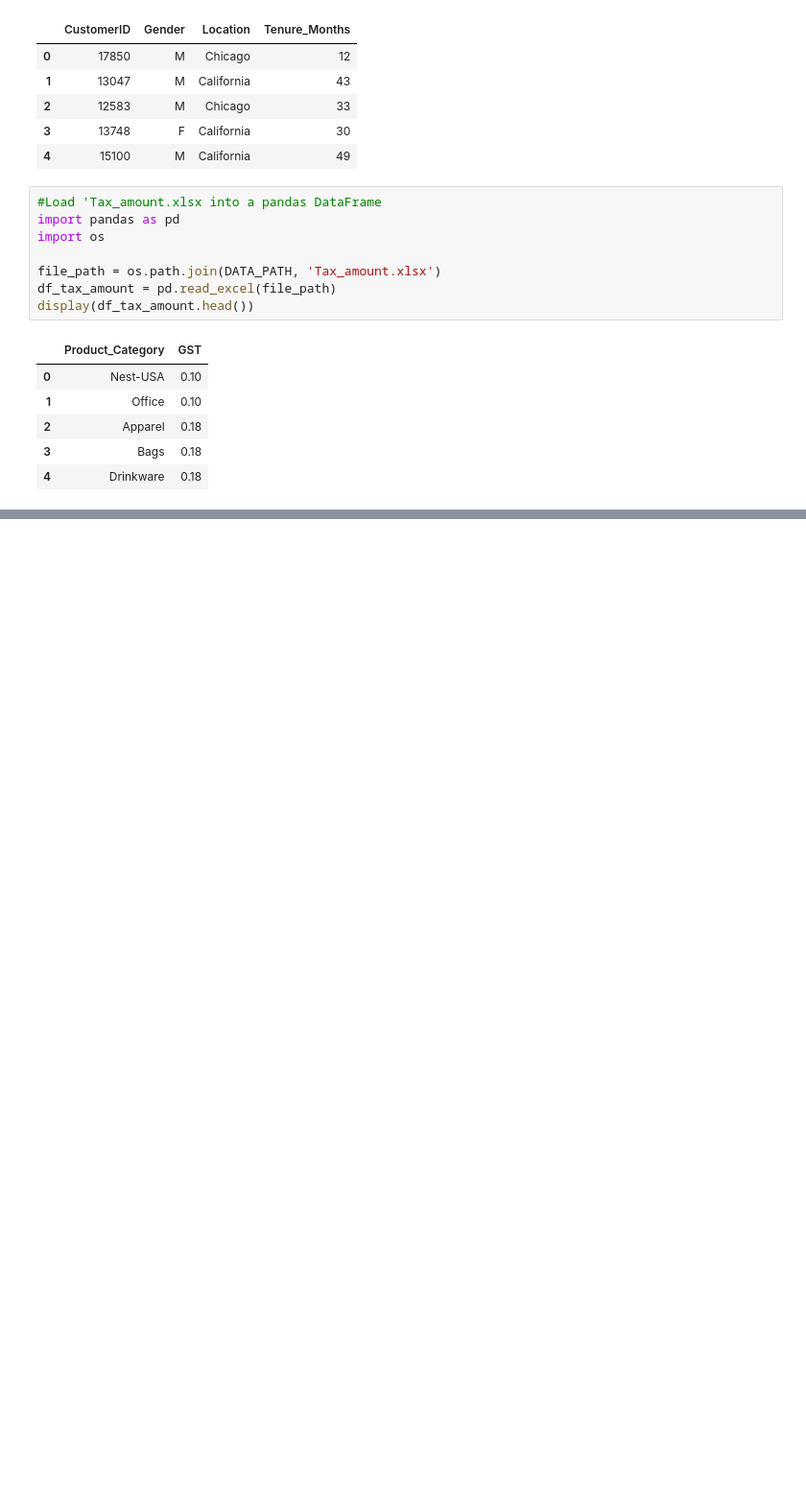
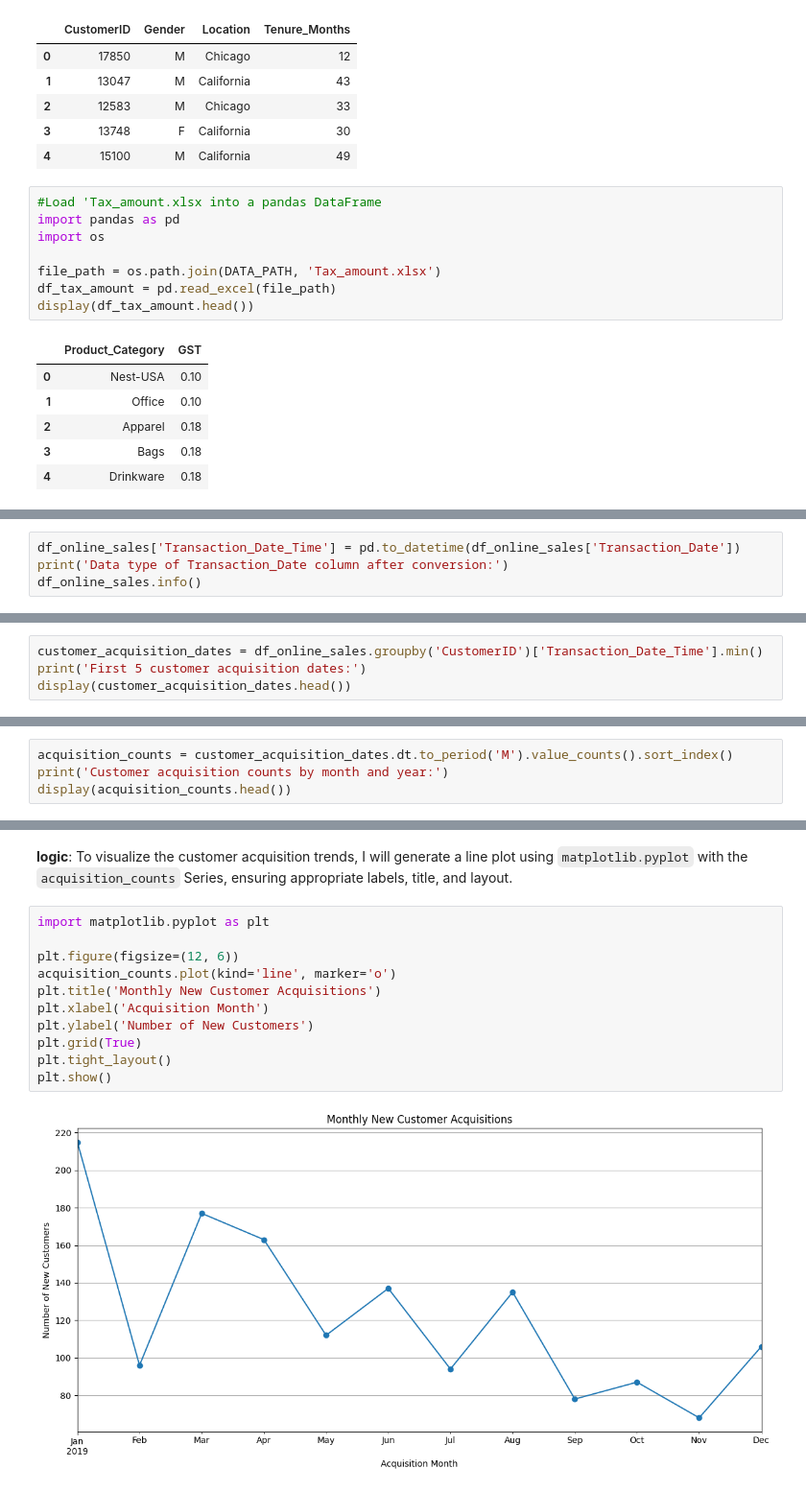
Before and after one commit to amiteshgautam/ag-grid-angular, a Jupyter notebook: E_commerce_Marketing_and_sales.ipynb, the cells around one changed output, grey strips where cells are left out. Shown at 96% size. Cells and saved outputs as stored; diff of their text form; blank space fills up the shorter version.

```diff
--- a/E_commerce_Marketing_and_sales.ipynb
+++ b/E_commerce_Marketing_and_sales.ipynb
@@ -96,0 +119,4 @@ display(df_tax_amount.head())
+# %%
+df_online_sales['Transaction_Date_Time'] = pd.to_datetime(df_online_sales['Transaction_Date'])
+print('Data type of Transaction_Date column after conversion:')
+df_online_sales.info()
@@ -96,0 +151,4 @@ display(df_tax_amount.head())
+# %%
+customer_acquisition_dates = df_online_sales.groupby('CustomerID')['Transaction_Date_Time'].min()
+print('First 5 customer acquisition dates:')
+display(customer_acquisition_dates.head())
@@ -96,0 +173,4 @@ display(df_tax_amount.head())
+# %%
+acquisition_counts = customer_acquisition_dates.dt.to_period('M').value_counts().sort_index()
+print('Customer acquisition counts by month and year:')
+display(acquisition_counts.head())
@@ -96,0 +192,16 @@ display(df_tax_amount.head())
+# %% [markdown]
+**logic**:
+To visualize the customer acquisition trends, I will generate a line plot using `matplotlib.pyplot` with the `acquisition_counts` Series, ensuring appropriate labels, title, and layout.
+# %%
+import matplotlib.pyplot as plt
+
+plt.figure(figsize=(12, 6))
+acquisition_counts.plot(kind='line', marker='o')
+plt.title('Monthly New Customer Acquisitions')
+plt.xlabel('Acquisition Month')
+plt.ylabel('Number of New Customers')
+plt.grid(True)
+plt.tight_layout()
+plt.show()
+# %% [output]
+[figure, added]
```
Also changed, not shown: parts of 217 cells of this notebook.
